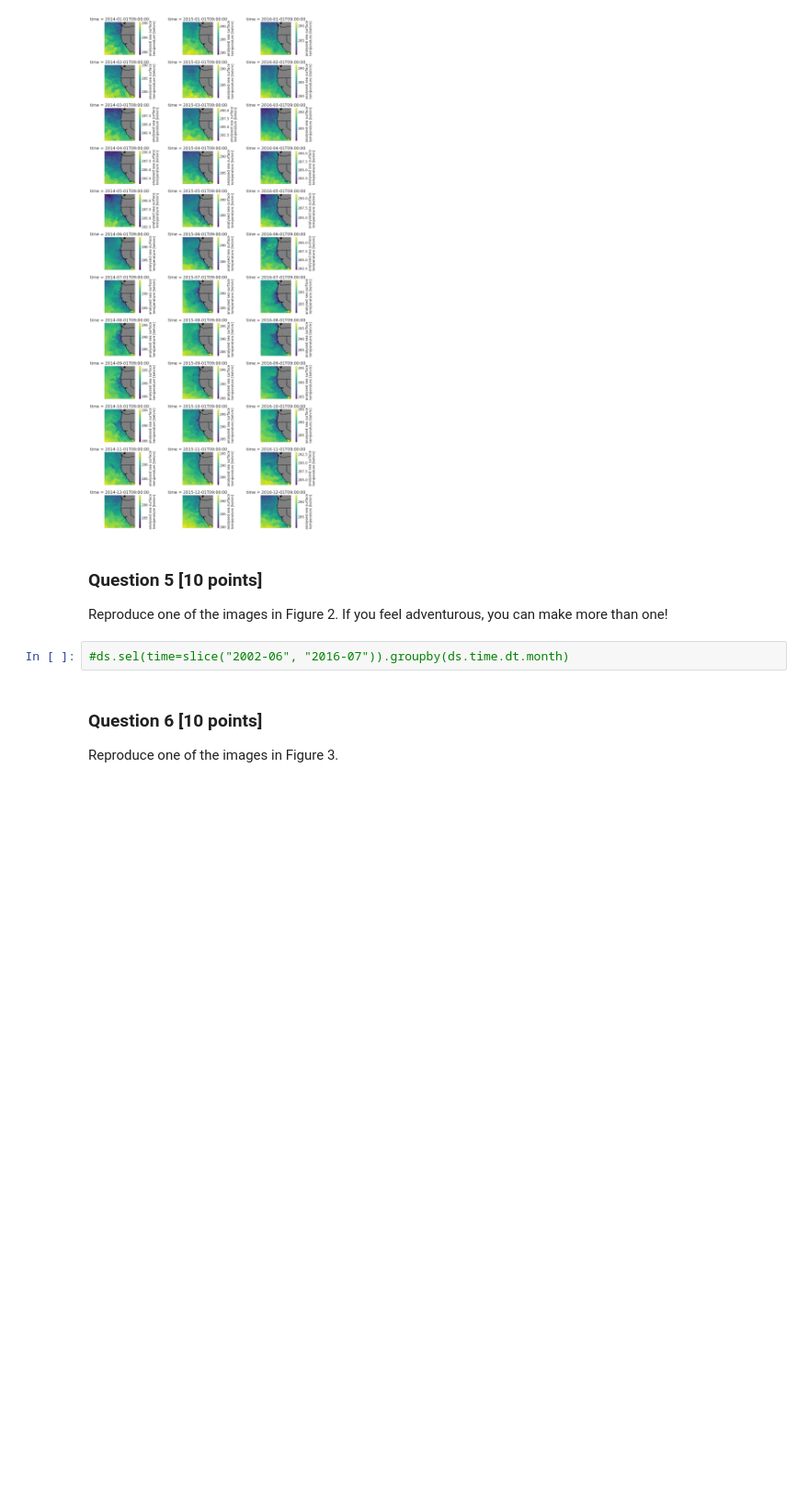
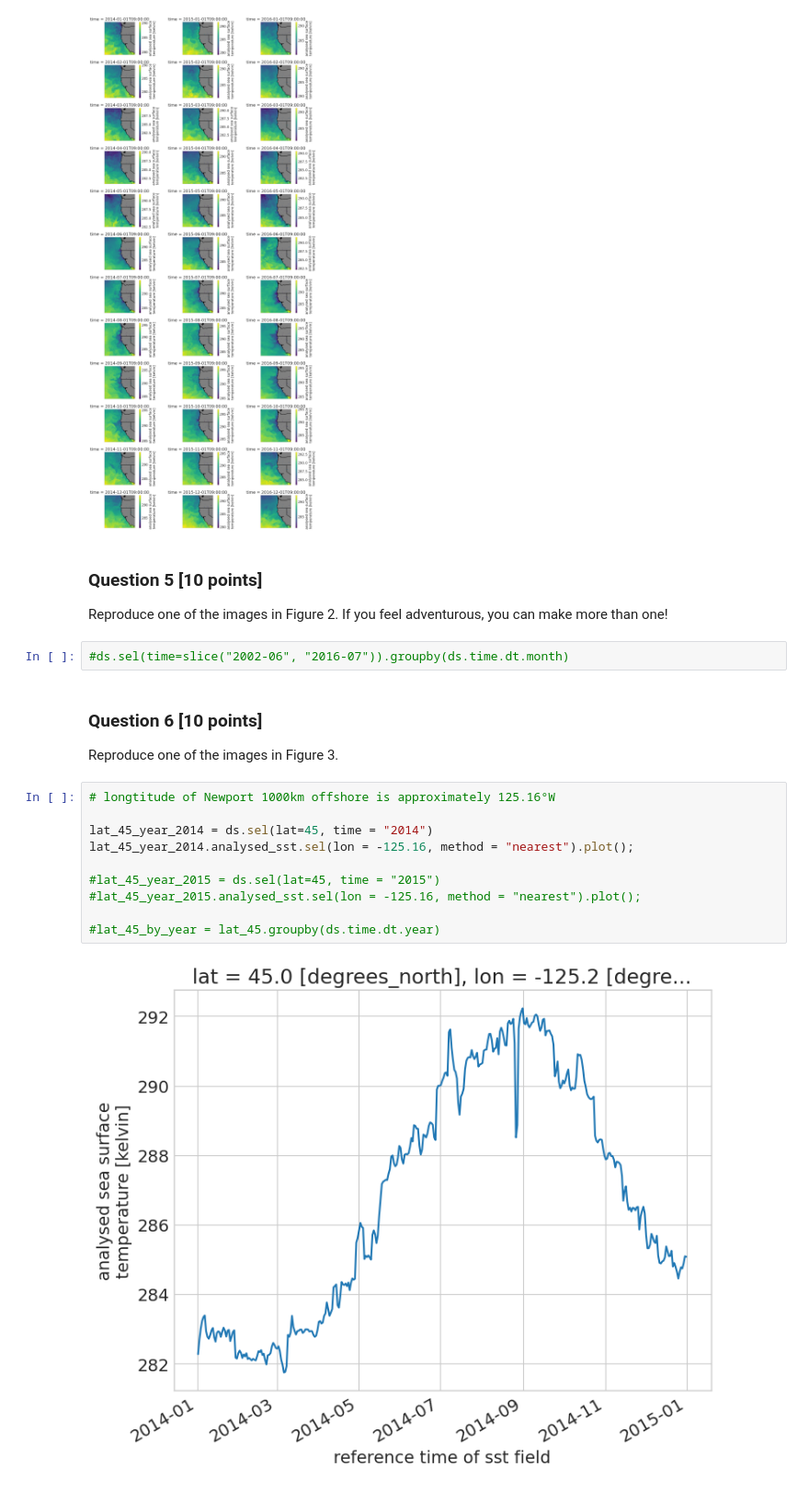
Before and after one commit to UCB-stat-159-s23/hw03-Group11, a Jupyter notebook: hw03-climate.ipynb, the cells around one changed output. Shown at 92% size. Cells and saved outputs as stored; diff of their text form; blank space fills up the shorter version.

```diff
--- a/hw03-climate.ipynb
+++ b/hw03-climate.ipynb
@@ -309,3 +290,15 @@ Reproduce one of the images in Figure 2. If you feel adventurous, you can make m
 ### Question 6 [10 points]
 
 Reproduce one of the images in Figure 3.
+# %%
+# longtitude of Newport 1000km offshore is approximately 125.16°W
+
+lat_45_year_2014 = ds.sel(lat=45, time = "2014")
+lat_45_year_2014.analysed_sst.sel(lon = -125.16, method = "nearest").plot();
+
+#lat_45_year_2015 = ds.sel(lat=45, time = "2015")
+#lat_45_year_2015.analysed_sst.sel(lon = -125.16, method = "nearest").plot();
+
+#lat_45_by_year = lat_45.groupby(ds.time.dt.year)
+# %% [output]
+[figure, added]
```
Also changed, not shown: parts of 3 cells of this notebook.
